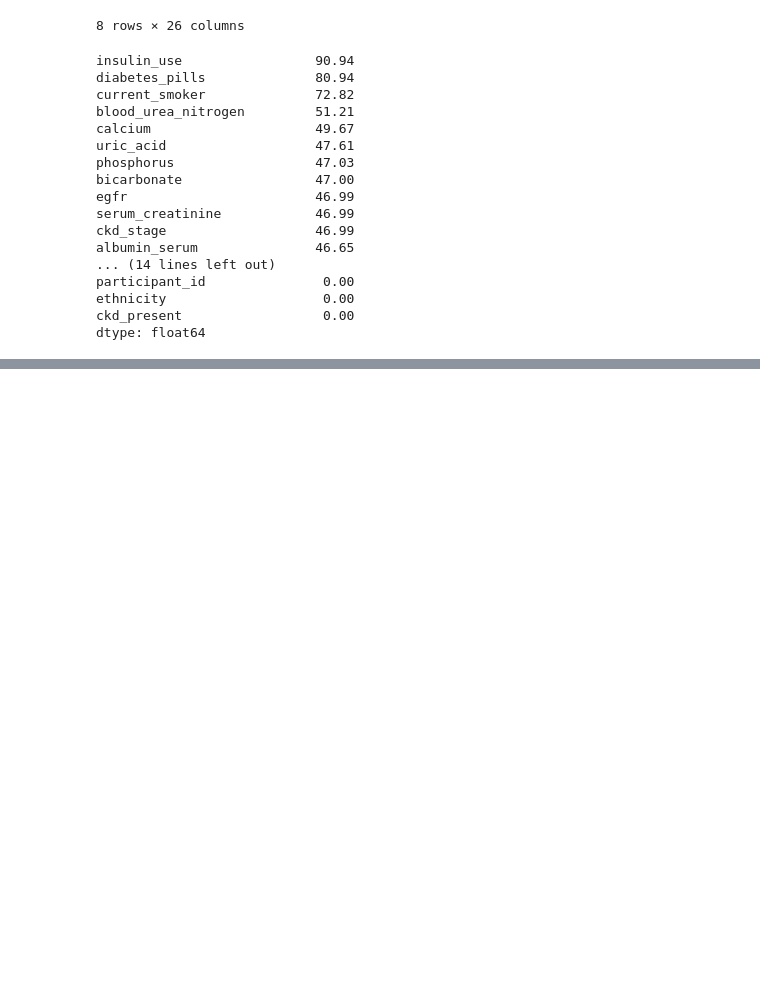
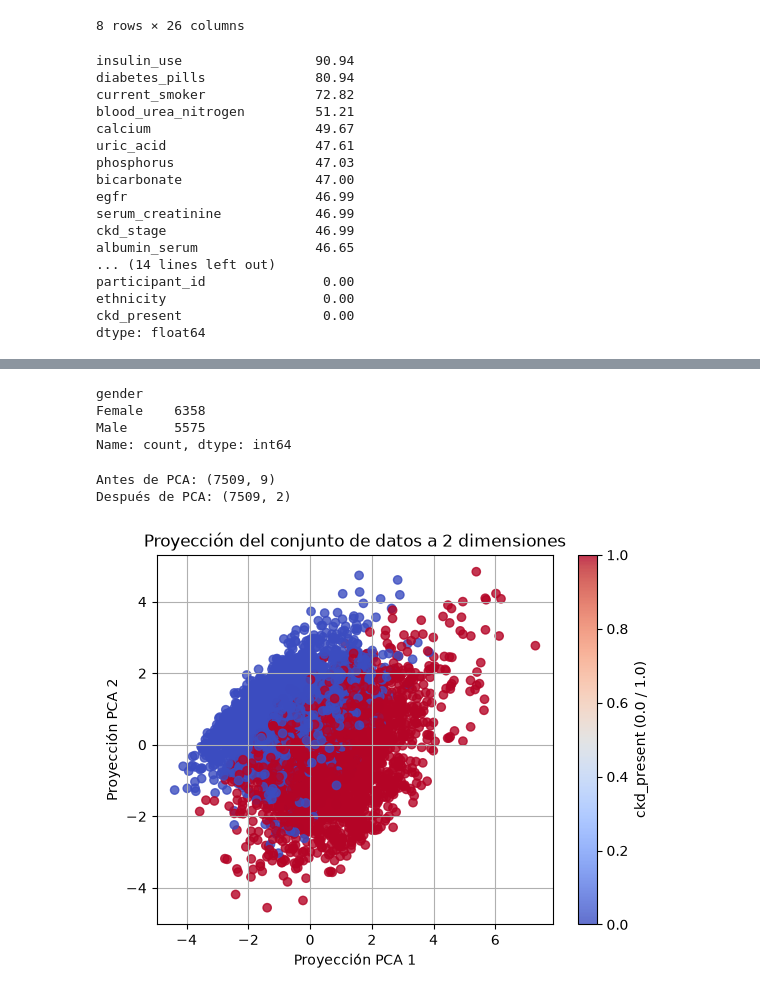
Before and after one commit to GonzaloManterola/Grupo27Ciencias, a Jupyter notebook: Main.ipynb, the cells around one changed output, grey strips where cells are left out. Saved outputs shown, nothing was run; the diff lists cells and outputs as text; code cells hidden in the pictures; blank space fills up the shorter version.

```diff
--- a/Main.ipynb
+++ b/Main.ipynb
@@ -138,7 +136,13 @@ Clean.loc[Clean['diabetes_diagnosed'] == 2.0, 'diabetes_pills'] = 2.0
 
 Clean.loc[(Clean['ever_smoked'] == 2.0) & (Clean['current_smoker'].isna()), 'current_smoker'] = 3.0
 
-valores_nulos = ["unknown", "Unknown", "UNKNOWN", "n/a", "NA", "?", "","7","9",7,9]
+#A partir de ahi, consideramos que toda fila de la tabla que contenga un Not a number, se puede borrar para acomodar el dataset
+
+Clean = Clean.dropna()
+
+
+valores_nulos = ["unknown", "Unknownplt.show()", "UNKNOWN", "n/a", "NA", "?", "","7","9"]
+
 
 # 2. Reemplazamos esos valores por np.nan en una copia temporal
 # Usamos regex=False para evitar problemas con caracteres especiales
@@ -208,0 +176,66 @@ plt.show()
+# %%
+
+# Muestra todos los valores únicos y su frecuencia (incluyendo NaN)
+columna = 'gender'
+print(raw_dataset[columna].value_counts(dropna=False))
+# %% [output]
+gender
+Female    6358
+Male      5575
+Name: count, dtype: int64
+# %%
+#ANALISIS MULTIVARIADO GONZA HP3.
+#edad, sexo, BMI, presión arterial, diabetes, tabaquismo y nivel socioeconómico .
+Variables = ["age","gender","bmi","bp_systolic","bp_diastolic","diabetes_diagnosed","ever_smoked","poverty_income_ratio","ckd_present"]
+#Variables = ["age","bmi","bp_systolic","bp_diastolic","diabetes_diagnosed","poverty_income_ratio","ckd_present"]
+#Variables = ["bmi","bp_systolic","bp_diastolic","poverty_income_ratio"] #aca tengo las continuas
+
+from sklearn.decomposition import PCA
+from sklearn.preprocessing import StandardScaler
+import matplotlib.pyplot as plt
+
+#Convierto genero a Float
+Clean['gender'] = Clean['gender'].map({'Male': 0.0, 'Female': 1.0}).astype(float)
+
+# sacamos la variable MEDV, que tiene el precio, y CHAS, que es dicotómica,
+# para quedarnos solamente con todas las otras características
+#X = Clean.drop(Variables, axis=1)
+X = Clean[Variables]
+# declaramos un objeto PCA que mapee n dimensions a p=2, y que además
+# normalice esas features (whiten=True)
+pca = PCA(n_components=2, whiten=False)
+# le pedimos al objeto que se ajuste utilizando los datos (fit) y que además
+# transforme los datos, para ya reducir a dos dimensiones
+
+scaler = StandardScaler()
+X_scaled = scaler.fit_transform(X)#escalo apra arreglar las normas
+
+principalComponents = pca.fit_transform(X_scaled)
+# imprimimos los tamaños antes y después
+print('Antes de PCA: {}'.format(X.shape))
+print('Después de PCA: {}'.format(principalComponents.shape))
+
+
+
+
+
+
+#plt.scatter(principalComponents[:,0], principalComponents[:,1])
+
+plt.scatter(
+    principalComponents[:, 0],
+    principalComponents[:, 1],
+    c=Clean['ckd_present'],
+    cmap='coolwarm',
+    alpha=0.8,
+)
+plt.colorbar(label='ckd_present (0.0 / 1.0)')
+plt.grid(True)
+plt.xlabel('Proyección PCA 1')
+plt.ylabel('Proyección PCA 2')
+plt.title('Proyección del conjunto de datos a 2 dimensiones')
+plt.show()
+# %% [output]
+Antes de PCA: (7509, 9)
+Después de PCA: (7509, 2)
+[figure, added]
```
Also changed, not shown: parts of 8 cells of this notebook.
